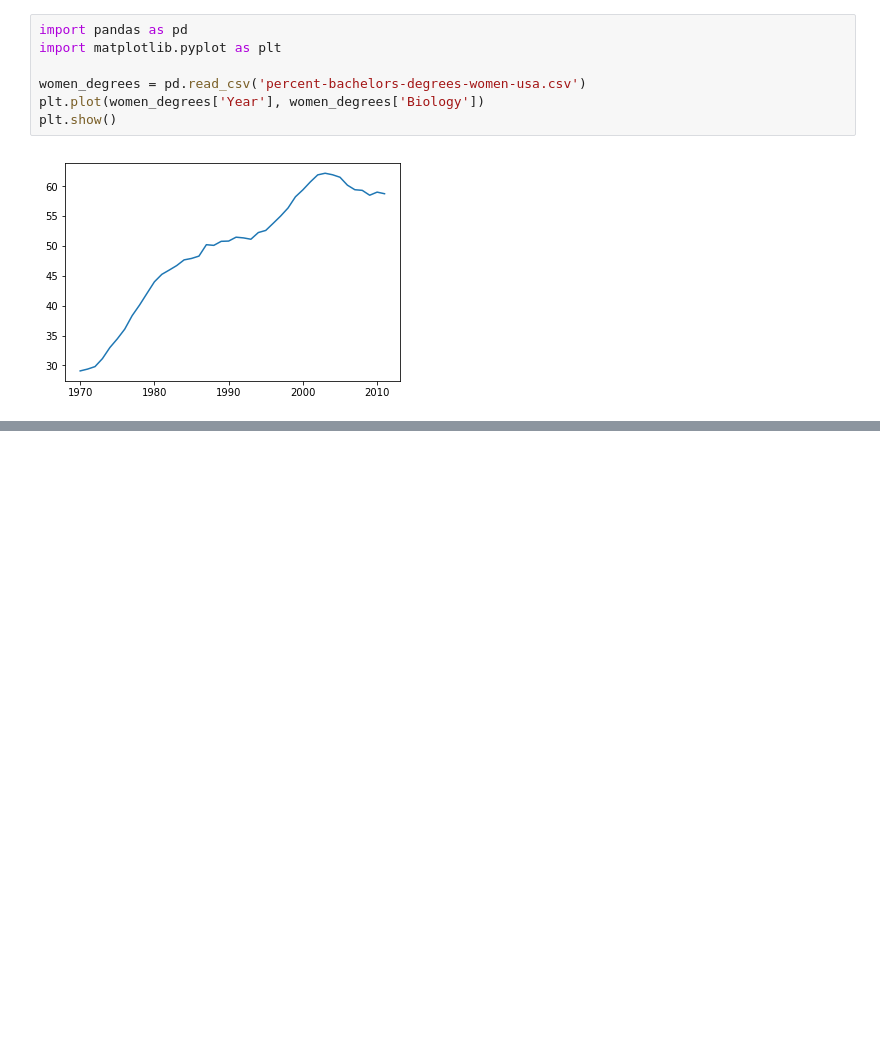
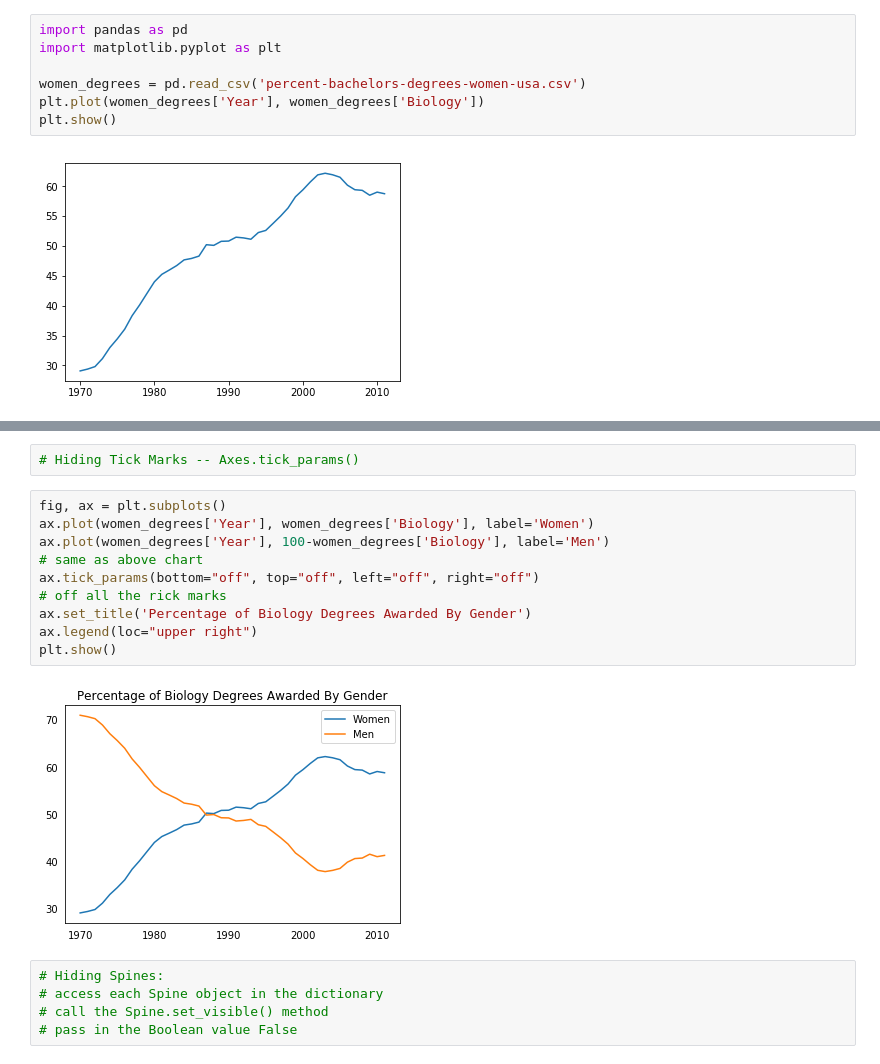
Before and after one commit to freena22/exploring-datasets, a Jupyter notebook: Storytelling_Aesthetics_Data.ipynb, the cells around one changed output, grey strips where cells are left out. Cells and saved outputs as stored; diff of their text form; blank space fills up the shorter version.

```diff
--- a/Storytelling_Aesthetics_Data.ipynb
+++ b/Storytelling_Aesthetics_Data.ipynb
@@ -14,0 +29,19 @@ plt.show()
+# %%
+# Hiding Tick Marks -- Axes.tick_params()
+# %%
+fig, ax = plt.subplots()
+ax.plot(women_degrees['Year'], women_degrees['Biology'], label='Women')
+ax.plot(women_degrees['Year'], 100-women_degrees['Biology'], label='Men')
+# same as above chart
+ax.tick_params(bottom="off", top="off", left="off", right="off")
+# off all the rick marks
+ax.set_title('Percentage of Biology Degrees Awarded By Gender')
+ax.legend(loc="upper right")
+plt.show()
+# %% [output]
+[figure, added]
+# %%
+# Hiding Spines:
+# access each Spine object in the dictionary
+# call the Spine.set_visible() method
+# pass in the Boolean value False
```
Also changed, not shown: parts of 18 cells of this notebook.
